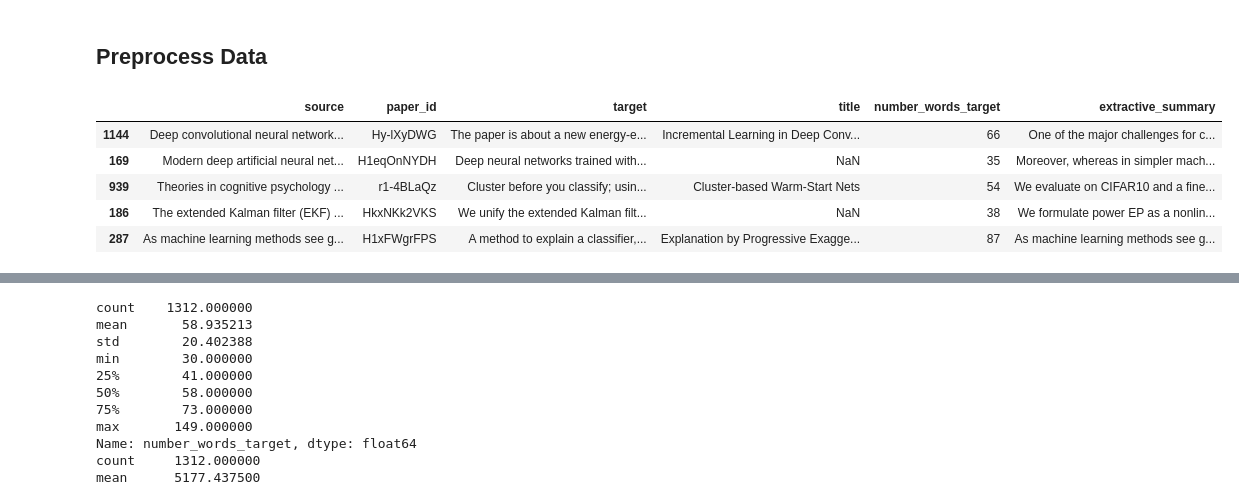
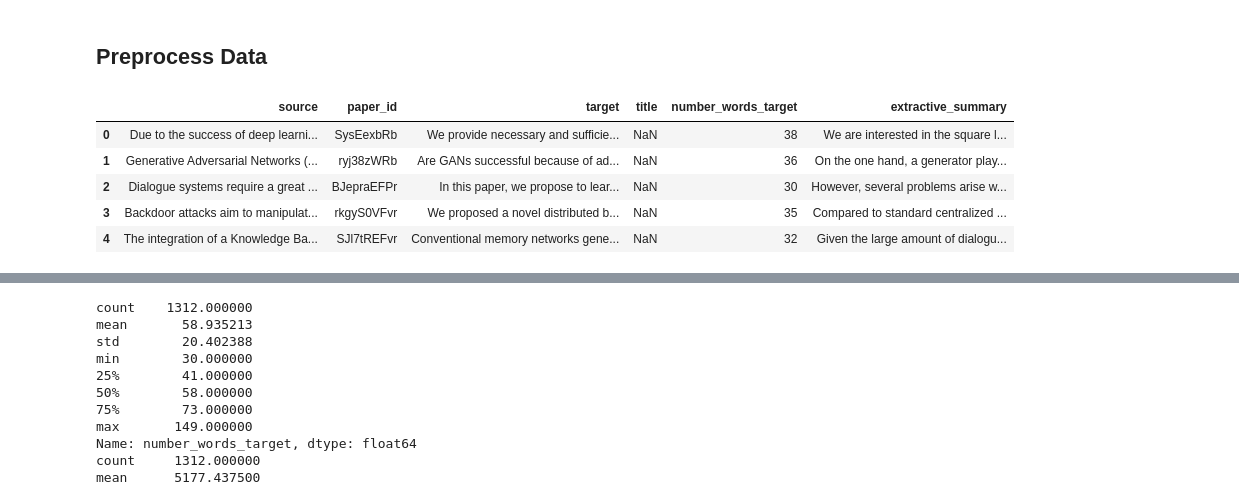
Before and after one commit to iguerrasevillano/Automated_Summaries_Generation_Scientific_Papers, a Jupyter notebook: TLDR.ipynb, the cells around one changed output, grey strips where cells are left out. Cells and saved outputs as stored; diff of their text form; code cells hidden in the pictures.

```diff
--- a/TLDR.ipynb
+++ b/TLDR.ipynb
@@ -150,17 +149,17 @@ def metric_fn(eval_predictions):
 # %%
 data = pd.read_csv(BASE_PATH+'Data/Dev/Results/Extractive/extractive_summaries.csv')
 
 data['source'] = data['source'].apply(convert_to_list)
 data = clean_data(data, 'source')
 
-data.sample(5)
+data.head(5)
 # %% [output]
 |  | source | paper_id | target | title | number_words_target | extractive_summary |
-| 1144 | Deep convolutional neural network... | Hy-lXyDWG | The paper is about a new energy-e... | Incremental Learning in Deep Conv... | 66 | One of the major challenges for c... |
-| 169 | Modern deep artificial neural net... | H1eqOnNYDH | Deep neural networks trained with... | NaN | 35 | Moreover, whereas in simpler mach... |
-| 939 | Theories in cognitive psychology ... | r1-4BLaQz | Cluster before you classify; usin... | Cluster-based Warm-Start Nets | 54 | We evaluate on CIFAR10 and a fine... |
-| 186 | The extended Kalman filter (EKF) ... | HkxNKk2VKS | We unify the extended Kalman filt... | NaN | 38 | We formulate power EP as a nonlin... |
-| 287 | As machine learning methods see g... | H1xFWgrFPS | A method to explain a classifier,... | Explanation by Progressive Exagge... | 87 | As machine learning methods see g... |
+| 0 | Due to the success of deep learni... | SysEexbRb | We provide necessary and sufficie... | NaN | 38 | We are interested in the square l... |
+| 1 | Generative Adversarial Networks (... | ryj38zWRb | Are GANs successful because of ad... | NaN | 36 | On the one hand, a generator play... |
+| 2 | Dialogue systems require a great ... | BJepraEFPr | In this paper, we propose to lear... | NaN | 30 | However, several problems arise w... |
+| 3 | Backdoor attacks aim to manipulat... | rkgyS0VFvr | We proposed a novel distributed b... | NaN | 35 | Compared to standard centralized ... |
+| 4 | The integration of a Knowledge Ba... | SJl7tREFvr | Conventional memory networks gene... | NaN | 32 | Given the large amount of dialogu... |
 # %%
 data.sample(5)
 # %% [output]
```
Also changed, not shown: parts of 22 cells of this notebook.
